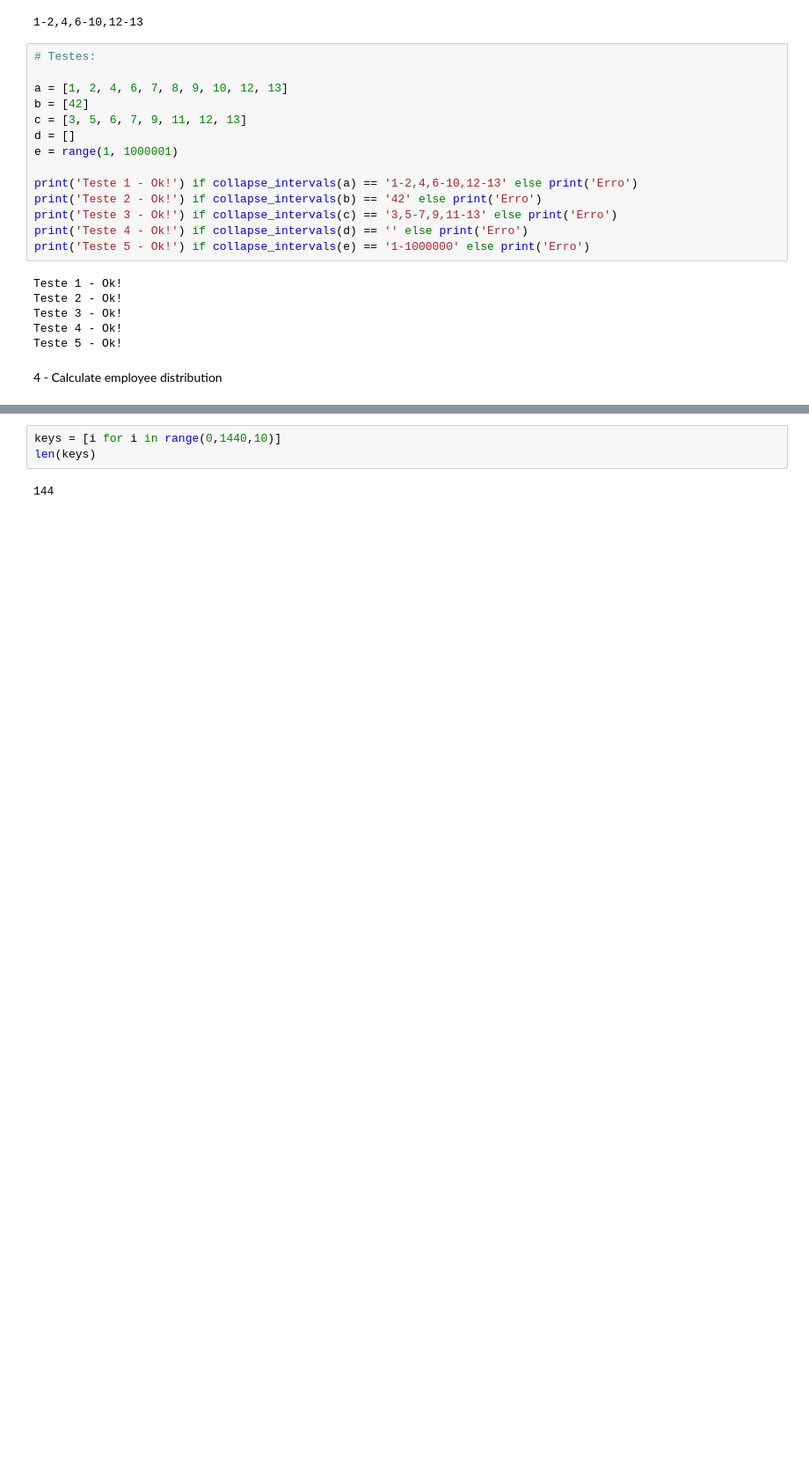
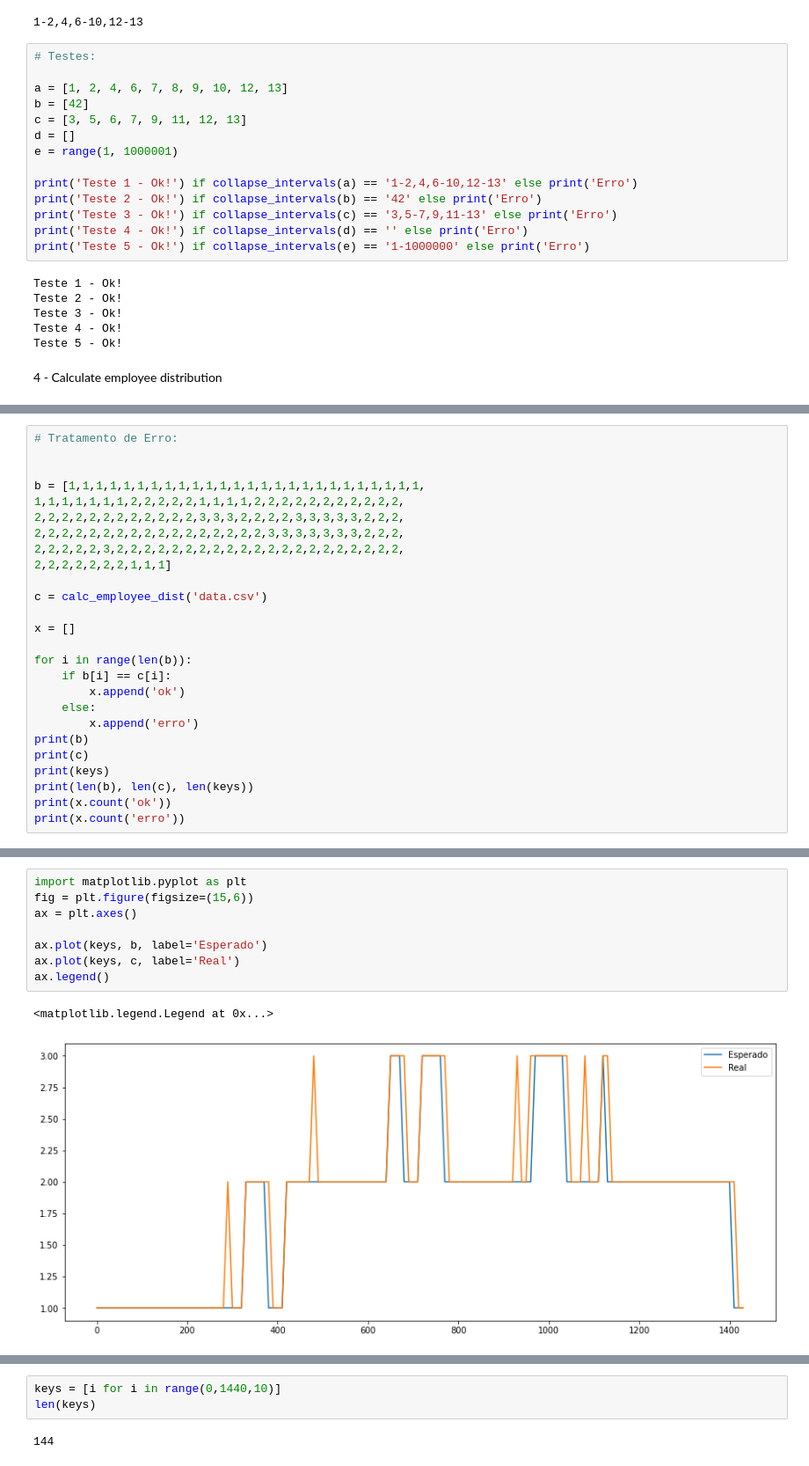
Before and after one commit to rigueti-bruno/Trabalhos, a Jupyter notebook: Exercicios - Moavi/exercicios_moavi.ipynb, the cells around one changed output, grey strips where cells are left out. Shown: that part at 88% size. Saved outputs shown, nothing was run; the diff lists cells and outputs as text; blank space fills up the shorter version.

```diff
--- a/Exercicios - Moavi/exercicios_moavi.ipynb
+++ b/Exercicios - Moavi/exercicios_moavi.ipynb
@@ -143,0 +169,26 @@ def calc_employee_dist(filepath):
+# %%
+# Tratamento de Erro:
+
+
+b = [1,1,1,1,1,1,1,1,1,1,1,1,1,1,1,1,1,1,1,1,1,1,1,1,1,1,
+1,1,1,1,1,1,1,2,2,2,2,2,1,1,1,1,2,2,2,2,2,2,2,2,2,2,2,
+2,2,2,2,2,2,2,2,2,2,2,2,3,3,3,2,2,2,2,3,3,3,3,3,2,2,2,
+2,2,2,2,2,2,2,2,2,2,2,2,2,2,2,2,2,3,3,3,3,3,3,3,2,2,2,
+2,2,2,2,2,3,2,2,2,2,2,2,2,2,2,2,2,2,2,2,2,2,2,2,2,2,2,
+2,2,2,2,2,2,2,1,1,1]
+
+c = calc_employee_dist('data.csv')
+
+x = []
+
+for i in range(len(b)):
+    if b[i] == c[i]:
+        x.append('ok')
+    else:
+        x.append('erro')
+print(b)
+print(c)
+print(keys)
+print(len(b), len(c), len(keys))
+print(x.count('ok'))
+print(x.count('erro'))
@@ -143,0 +202,11 @@ def calc_employee_dist(filepath):
+# %%
+import matplotlib.pyplot as plt
+fig = plt.figure(figsize=(15,6))
+ax = plt.axes()
+
+ax.plot(keys, b, label='Esperado')
+ax.plot(keys, c, label='Real')
+ax.legend()
+# %% [output]
+<matplotlib.legend.Legend at 0x...>
+[figure, added]
```
Also changed, not shown: parts of 9 cells of this notebook, 1 other file.
